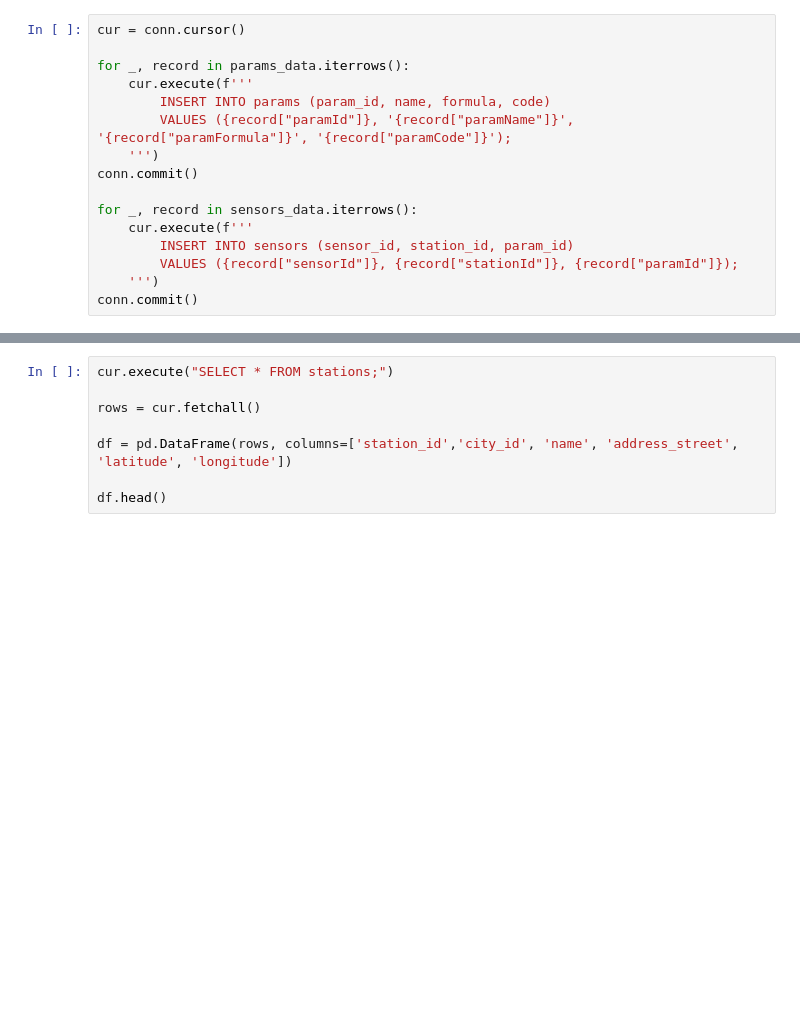
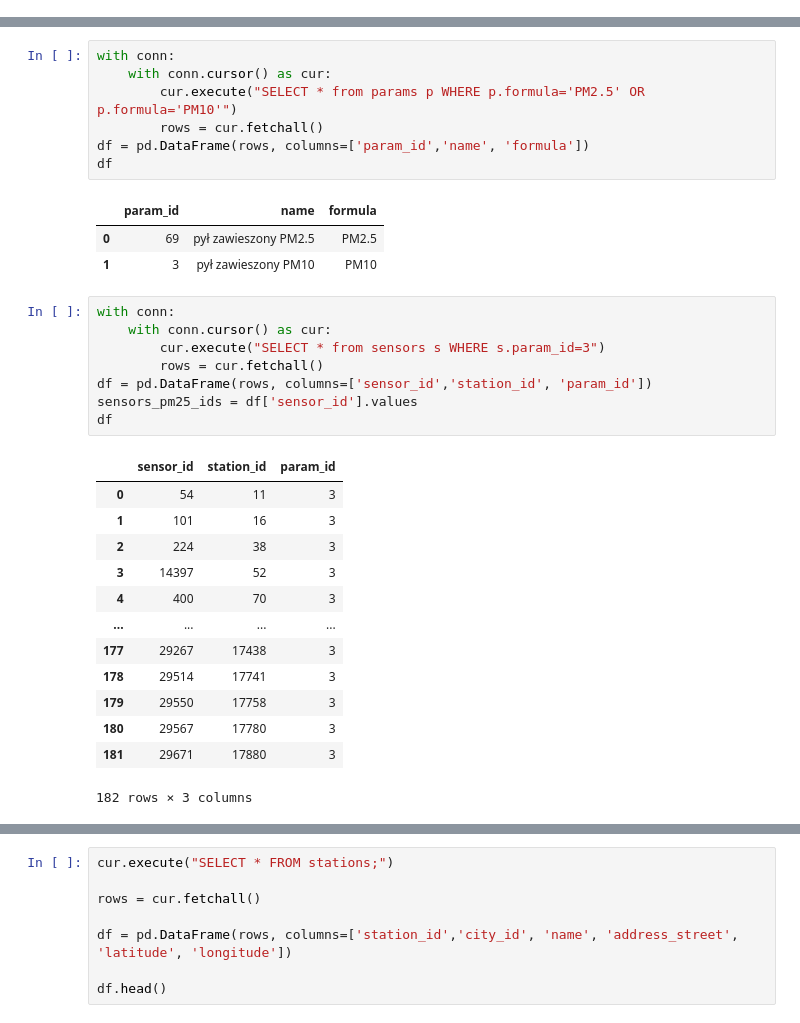
Before and after one commit to KosoliCstud/project, a Jupyter notebook: project_code.ipynb, the cells around one changed output, grey strips where cells are left out. Cells and saved outputs as stored; diff of their text form; blank space fills up the shorter version.

```diff
--- a/project_code.ipynb
+++ b/project_code.ipynb
@@ -185,16 +115,0 @@ conn.commit()
-# %%
-cur = conn.cursor()
-
-for _, record in params_data.iterrows():
-    cur.execute(f'''
-        INSERT INTO params (param_id, name, formula, code)
-        VALUES ({record["paramId"]}, '{record["paramName"]}', '{record["paramFormula"]}', '{record["paramCode"]}');
-    ''')
-conn.commit()
-
-for _, record in sensors_data.iterrows():
-    cur.execute(f'''
-        INSERT INTO sensors (sensor_id, station_id, param_id)
-        VALUES ({record["sensorId"]}, {record["stationId"]}, {record["paramId"]});
-    ''')
-conn.commit()
@@ -308,0 +262,33 @@ docker start service_container
+# %%
+with conn:
+    with conn.cursor() as cur:
+        cur.execute("SELECT * from params p WHERE p.formula='PM2.5' OR p.formula='PM10'")
+        rows = cur.fetchall()
+df = pd.DataFrame(rows, columns=['param_id','name', 'formula'])
+df
+# %% [output]
+|  | param_id | name | formula |
+| 0 | 69 | pył zawieszony PM2.5 | PM2.5 |
+| 1 | 3 | pył zawieszony PM10 | PM10 |
+# %%
+with conn:
+    with conn.cursor() as cur:
+        cur.execute("SELECT * from sensors s WHERE s.param_id=3")
+        rows = cur.fetchall()
+df = pd.DataFrame(rows, columns=['sensor_id','station_id', 'param_id'])
+sensors_pm25_ids = df['sensor_id'].values
+df
+# %% [output]
+|  | sensor_id | station_id | param_id |
+| 0 | 54 | 11 | 3 |
+| 1 | 101 | 16 | 3 |
+| 2 | 224 | 38 | 3 |
+| 3 | 14397 | 52 | 3 |
+| 4 | 400 | 70 | 3 |
+| ... | ... | ... | ... |
+| 177 | 29267 | 17438 | 3 |
+| 178 | 29514 | 17741 | 3 |
+| 179 | 29550 | 17758 | 3 |
+| 180 | 29567 | 17780 | 3 |
+| 181 | 29671 | 17880 | 3 |
+182 rows × 3 columns
```
Also changed, not shown: parts of 66 cells of this notebook, 9 other files.
